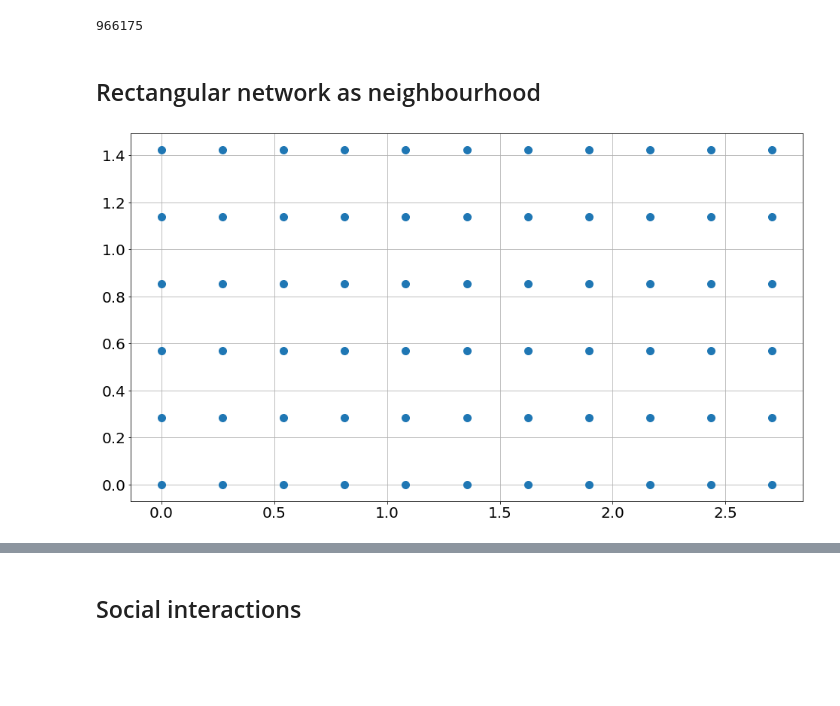
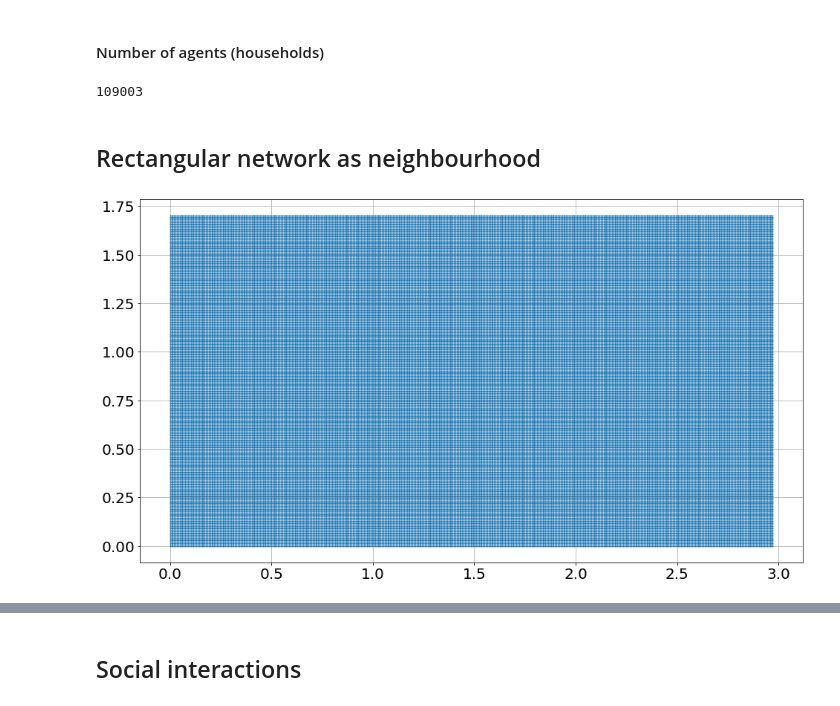
Before and after one commit to dpalatynski/Master-Thesis, a Jupyter notebook: Networks - neighbourhood.ipynb, the cells around one changed output, grey strips where cells are left out. Cells and saved outputs as stored; diff of their text form; code cells hidden in the pictures; blank space fills up the shorter version.

```diff
--- a/Networks - neighbourhood.ipynb
+++ b/Networks - neighbourhood.ipynb
@@ -13,12 +13,10 @@ SOUTH = 50.0961111
 WEST = 17.795
 
 # Population
-
-#POPULATION = 2898525
-POPULATION = 200
-AVERAGE_NUMBER_OF_PEOPLE_IN_ONE_HOUSEHOLD_LOWER_SILESIAN = 2.50
-NUMBER_OF_HOUSEHOLDS = int(POPULATION/AVERAGE_NUMBER_OF_PEOPLE_IN_ONE_HOUSEHOLD_LOWER_SILESIAN)
-NUMBER_OF_HOUSEHOLDS = int(5/6 * NUMBER_OF_HOUSEHOLDS)
+POPULATION = 2901200
+DEGREE_URBANIZATION = 0.606
+RATIO_WITH_SALARY_MORE_10K = 0.062
+NUMBER_OF_HOUSEHOLDS = int(RATIO_WITH_SALARY_MORE_10K * DEGREE_URBANIZATION * POPULATION)
 
 # Rectangular network:
 HEIGHT = NORTH - SOUTH
@@ -30,10 +28,12 @@ NUMBER_OF_NODES_WIDTH = int(NUMBER_OF_POINTS/NUMBER_OF_NODES_HEIGHT)
 
 LENGTH_HEIGHT = HEIGHT/NUMBER_OF_NODES_HEIGHT
 LENGTH_WIDTH = WIDTH/NUMBER_OF_NODES_WIDTH
+# %% [markdown]
+#### Number of agents (households)
 # %%
 NUMBER_OF_HOUSEHOLDS
 # %% [output]
-966175
+109003
 # %% [markdown]
 ## Rectangular network as neighbourhood
 # %%
@@ -47,12 +47,12 @@ Y_COORDINATES = [x[1] for x in COORDINATES]
 # %%
 plt.figure(figsize=(16, 9))
 plt.grid()
 plt.xticks(fontsize=20)
 plt.yticks(fontsize=20)
-plt.plot(X_COORDINATES, Y_COORDINATES, '.', markersize=20)
+plt.plot(X_COORDINATES, Y_COORDINATES, '.', markersize=2)
 plt.show()
 # %% [output]
-[figure, old version]
+[figure, new version]
 # %%
 G = nx.grid_2d_graph(NUMBER_OF_NODES_HEIGHT, NUMBER_OF_NODES_WIDTH)
 G = nx.convert_node_labels_to_integers(G)
```
Also changed, not shown: parts of 22 cells of this notebook, 9 other files.
